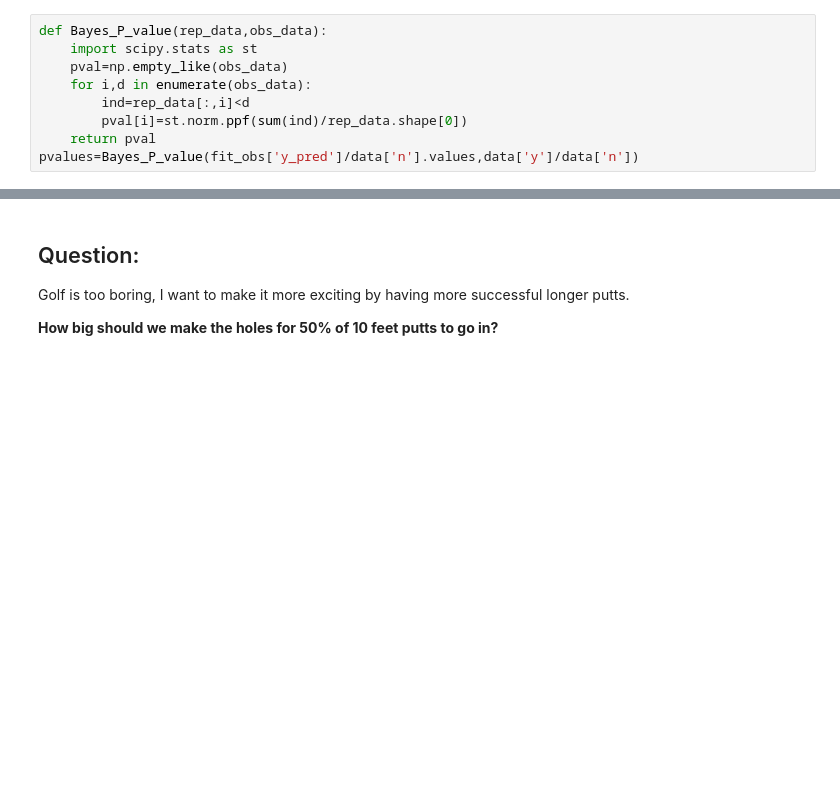
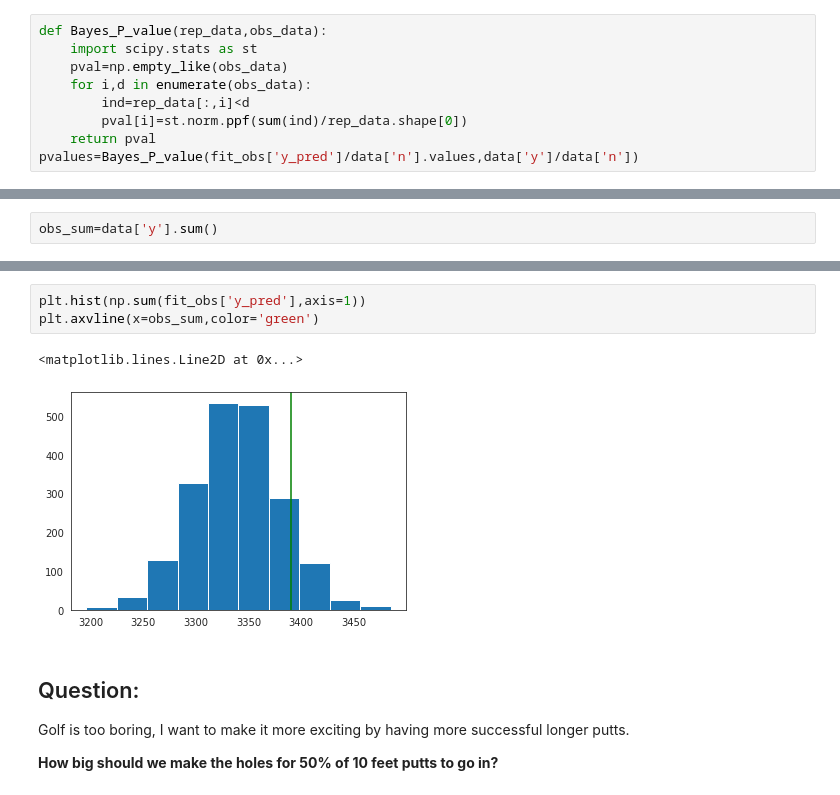
Before and after one commit to DataJavelin/DISCUS-ProbProgwithStan, a Jupyter notebook: Thursday/with_answers/DISCUS_Course_PartIII.ipynb, the cells around one changed output, grey strips where cells are left out. Cells and saved outputs as stored; diff of their text form; blank space fills up the shorter version.

```diff
--- a/Thursday/with_answers/DISCUS_Course_PartIII.ipynb
+++ b/Thursday/with_answers/DISCUS_Course_PartIII.ipynb
@@ -613,0 +629,2 @@ array([-3.29052673,  0.6998836 ,  2.38670773,  0.35045134,  1.60724789,
+# %%
+obs_sum=data['y'].sum()
@@ -614,3 +637,9 @@ array([-3.29052673,  0.6998836 ,  2.38670773,  0.35045134,  1.60724789,
+# %%
+plt.hist(np.sum(fit_obs['y_pred'],axis=1))
+plt.axvline(x=obs_sum,color='green')
+# %% [output]
+<matplotlib.lines.Line2D at 0x...>
+[figure, added]
 # %% [markdown]
 ## Question:
 Golf is too boring, I want to make it more exciting by having more successful longer putts.
```
Also changed, not shown: parts of 17 cells of this notebook, 4 other files.
